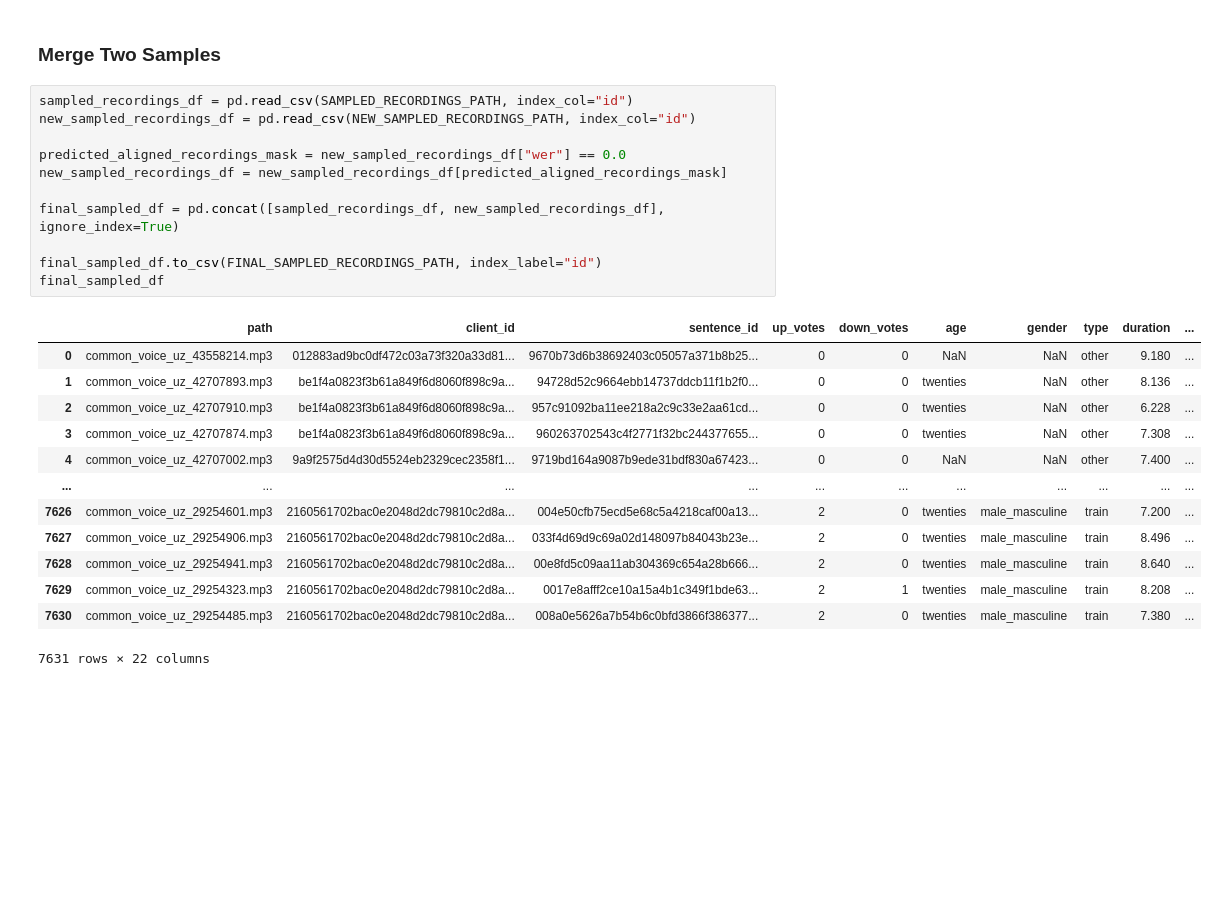
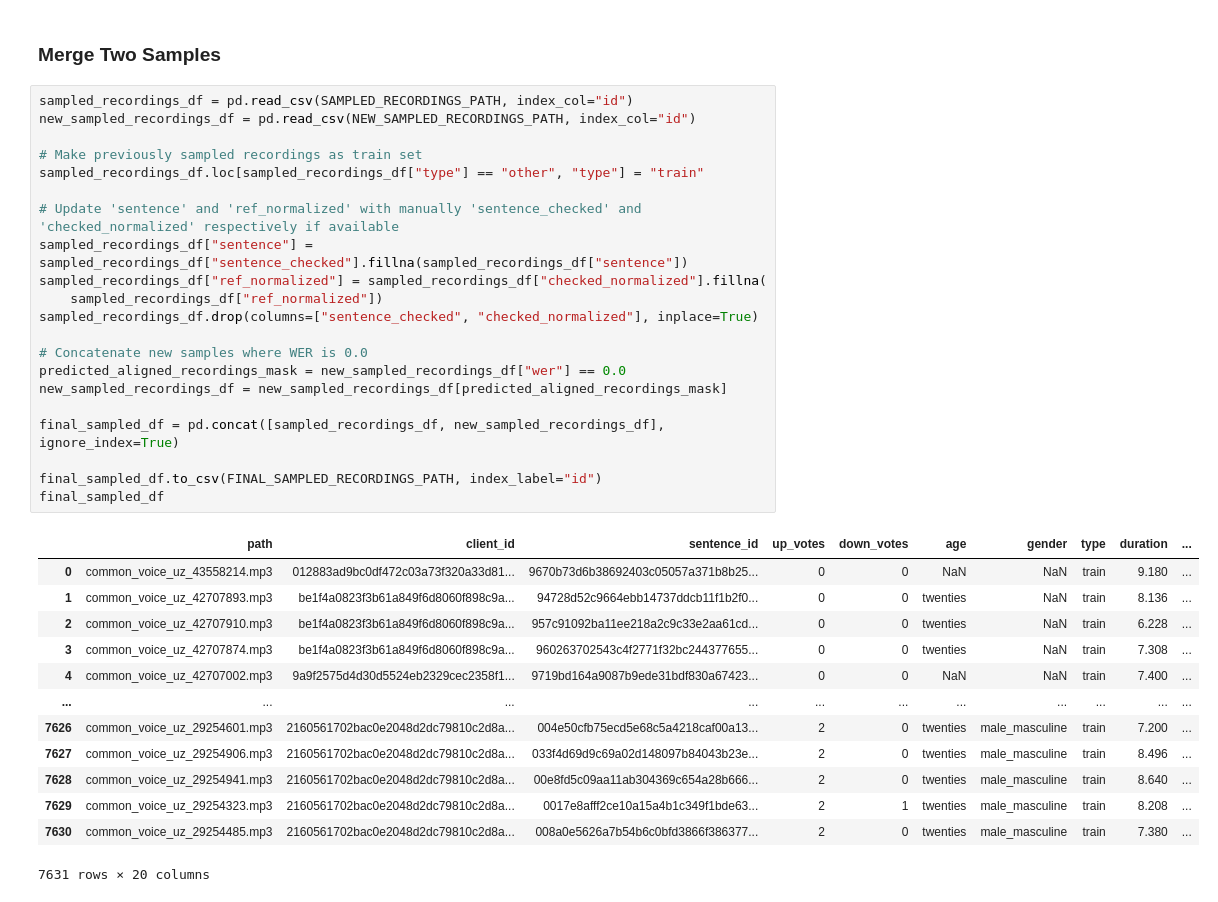
Before and after one commit to HaidarChaito/uzbek-automatic-speech-recognition, a Jupyter notebook: notebooks/1_common_voice_dataset_preparation.ipynb, the cells around one changed output. Drawn from its saved outputs; the diff is of its cells as text; blank space fills up the shorter version.

```diff
--- a/notebooks/1_common_voice_dataset_preparation.ipynb
+++ b/notebooks/1_common_voice_dataset_preparation.ipynb
@@ -1605,25 +1605,35 @@ See the caveats in the documentation: https://pandas.pydata.org/pandas-docs/stab
 # %%
 sampled_recordings_df = pd.read_csv(SAMPLED_RECORDINGS_PATH, index_col="id")
 new_sampled_recordings_df = pd.read_csv(NEW_SAMPLED_RECORDINGS_PATH, index_col="id")
 
+# Make previously sampled recordings as train set
+sampled_recordings_df.loc[sampled_recordings_df["type"] == "other", "type"] = "train"
+
+# Update 'sentence' and 'ref_normalized' with manually 'sentence_checked' and 'checked_normalized' respectively if available
+sampled_recordings_df["sentence"] = sampled_recordings_df["sentence_checked"].fillna(sampled_recordings_df["sentence"])
+sampled_recordings_df["ref_normalized"] = sampled_recordings_df["checked_normalized"].fillna(
+    sampled_recordings_df["ref_normalized"])
+sampled_recordings_df.drop(columns=["sentence_checked", "checked_normalized"], inplace=True)
+
+# Concatenate new samples where WER is 0.0
 predicted_aligned_recordings_mask = new_sampled_recordings_df["wer"] == 0.0
 new_sampled_recordings_df = new_sampled_recordings_df[predicted_aligned_recordings_mask]
 
 final_sampled_df = pd.concat([sampled_recordings_df, new_sampled_recordings_df], ignore_index=True)
 
 final_sampled_df.to_csv(FINAL_SAMPLED_RECORDINGS_PATH, index_label="id")
 final_sampled_df
 # %% [output]
 |  | path | client_id | sentence_id | up_votes | down_votes | age | gender | type | duration | ... |
-| 0 | common_voice_uz_43558214.mp3 | 012883ad9bc0df472c03a73f320a33d81... | 9670b73d6b38692403c05057a371b8b25... | 0 | 0 | NaN | NaN | other | 9.180 | ... |
-| 1 | common_voice_uz_42707893.mp3 | be1f4a0823f3b61a849f6d8060f898c9a... | 94728d52c9664ebb14737ddcb11f1b2f0... | 0 | 0 | twenties | NaN | other | 8.136 | ... |
-| 2 | common_voice_uz_42707910.mp3 | be1f4a0823f3b61a849f6d8060f898c9a... | 957c91092ba11ee218a2c9c33e2aa61cd... | 0 | 0 | twenties | NaN | other | 6.228 | ... |
-| 3 | common_voice_uz_42707874.mp3 | be1f4a0823f3b61a849f6d8060f898c9a... | 960263702543c4f2771f32bc244377655... | 0 | 0 | twenties | NaN | other | 7.308 | ... |
-| 4 | common_voice_uz_42707002.mp3 | 9a9f2575d4d30d5524eb2329cec2358f1... | 9719bd164a9087b9ede31bdf830a67423... | 0 | 0 | NaN | NaN | other | 7.400 | ... |
+| 0 | common_voice_uz_43558214.mp3 | 012883ad9bc0df472c03a73f320a33d81... | 9670b73d6b38692403c05057a371b8b25... | 0 | 0 | NaN | NaN | train | 9.180 | ... |
+| 1 | common_voice_uz_42707893.mp3 | be1f4a0823f3b61a849f6d8060f898c9a... | 94728d52c9664ebb14737ddcb11f1b2f0... | 0 | 0 | twenties | NaN | train | 8.136 | ... |
+| 2 | common_voice_uz_42707910.mp3 | be1f4a0823f3b61a849f6d8060f898c9a... | 957c91092ba11ee218a2c9c33e2aa61cd... | 0 | 0 | twenties | NaN | train | 6.228 | ... |
+| 3 | common_voice_uz_42707874.mp3 | be1f4a0823f3b61a849f6d8060f898c9a... | 960263702543c4f2771f32bc244377655... | 0 | 0 | twenties | NaN | train | 7.308 | ... |
+| 4 | common_voice_uz_42707002.mp3 | 9a9f2575d4d30d5524eb2329cec2358f1... | 9719bd164a9087b9ede31bdf830a67423... | 0 | 0 | NaN | NaN | train | 7.400 | ... |
 | ... | ... | ... | ... | ... | ... | ... | ... | ... | ... | ... |
 | 7626 | common_voice_uz_29254601.mp3 | 2160561702bac0e2048d2dc79810c2d8a... | 004e50cfb75ecd5e68c5a4218caf00a13... | 2 | 0 | twenties | male_masculine | train | 7.200 | ... |
 | 7627 | common_voice_uz_29254906.mp3 | 2160561702bac0e2048d2dc79810c2d8a... | 033f4d69d9c69a02d148097b84043b23e... | 2 | 0 | twenties | male_masculine | train | 8.496 | ... |
 | 7628 | common_voice_uz_29254941.mp3 | 2160561702bac0e2048d2dc79810c2d8a... | 00e8fd5c09aa11ab304369c654a28b666... | 2 | 0 | twenties | male_masculine | train | 8.640 | ... |
 | 7629 | common_voice_uz_29254323.mp3 | 2160561702bac0e2048d2dc79810c2d8a... | 0017e8afff2ce10a15a4b1c349f1bde63... | 2 | 1 | twenties | male_masculine | train | 8.208 | ... |
 | 7630 | common_voice_uz_29254485.mp3 | 2160561702bac0e2048d2dc79810c2d8a... | 008a0e5626a7b54b6c0bfd3866f386377... | 2 | 0 | twenties | male_masculine | train | 7.380 | ... |
-7631 rows × 22 columns
+7631 rows × 20 columns
```
Also changed, not shown: parts of 3 cells of this notebook, 1 other file.
